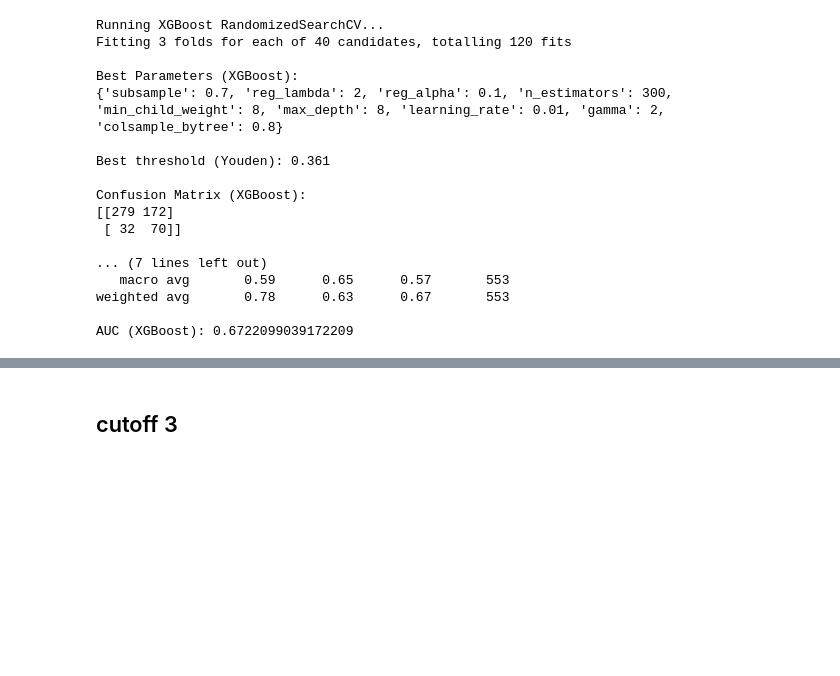
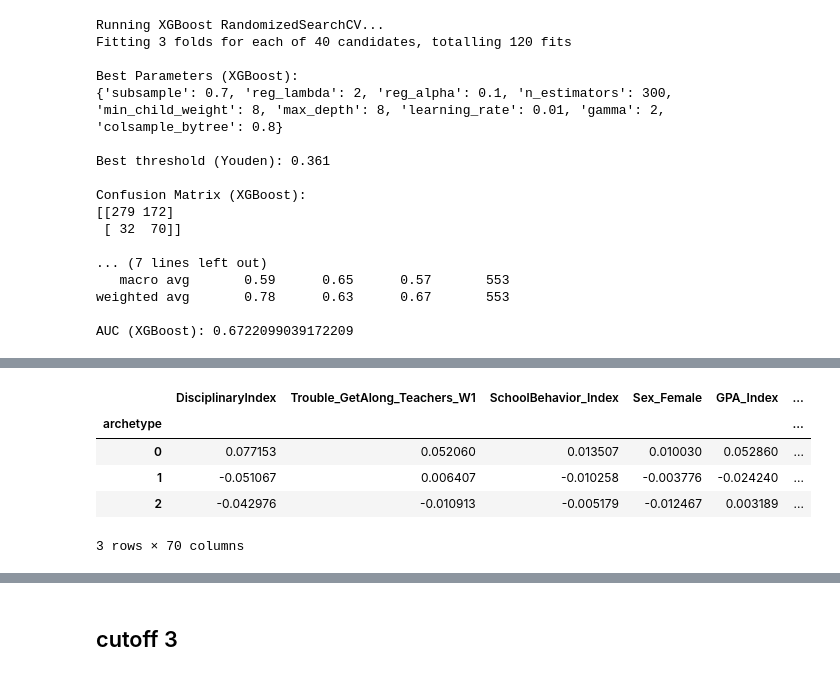
Before and after one commit to hmhamade1999-debug/Substance-Use-Prediction-From-Adolescence, a Jupyter notebook: marijuana/Capstone_USJ_Modeling_Marijuana.ipynb, the cells around one changed output, grey strips where cells are left out. Cells and saved outputs as stored; diff of their text form; code cells hidden in the pictures; blank space fills up the shorter version.

```diff
--- a/marijuana/Capstone_USJ_Modeling_Marijuana.ipynb
+++ b/marijuana/Capstone_USJ_Modeling_Marijuana.ipynb
@@ -1147,0 +1152,19 @@ AUC (XGBoost): 0.6722099039172209
+# %%
+import pandas as pd
+import numpy as np
+
+archetype_profiles = (
+    pd.DataFrame(S, columns=feature_names)
+      .assign(archetype=archetypes)
+      .groupby("archetype")
+      .mean()
+)
+
+archetype_profiles
+# %% [output]
+|  | DisciplinaryIndex | Trouble_GetAlong_Teachers_W1 | SchoolBehavior_Index | Sex_Female | GPA_Index | ... |
+| archetype |  |  |  |  |  | ... |
+| 0 | 0.077153 | 0.052060 | 0.013507 | 0.010030 | 0.052860 | ... |
+| 1 | -0.051067 | 0.006407 | -0.010258 | -0.003776 | -0.024240 | ... |
+| 2 | -0.042976 | -0.010913 | -0.005179 | -0.012467 | 0.003189 | ... |
+3 rows × 70 columns
```
Also changed, not shown: parts of 15 cells of this notebook.
